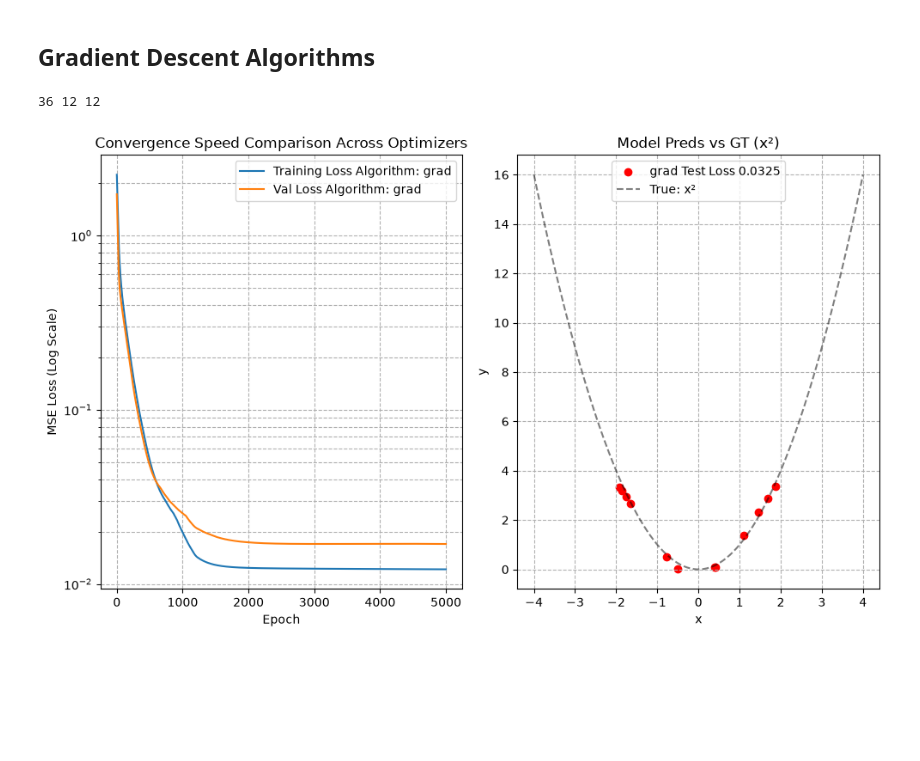
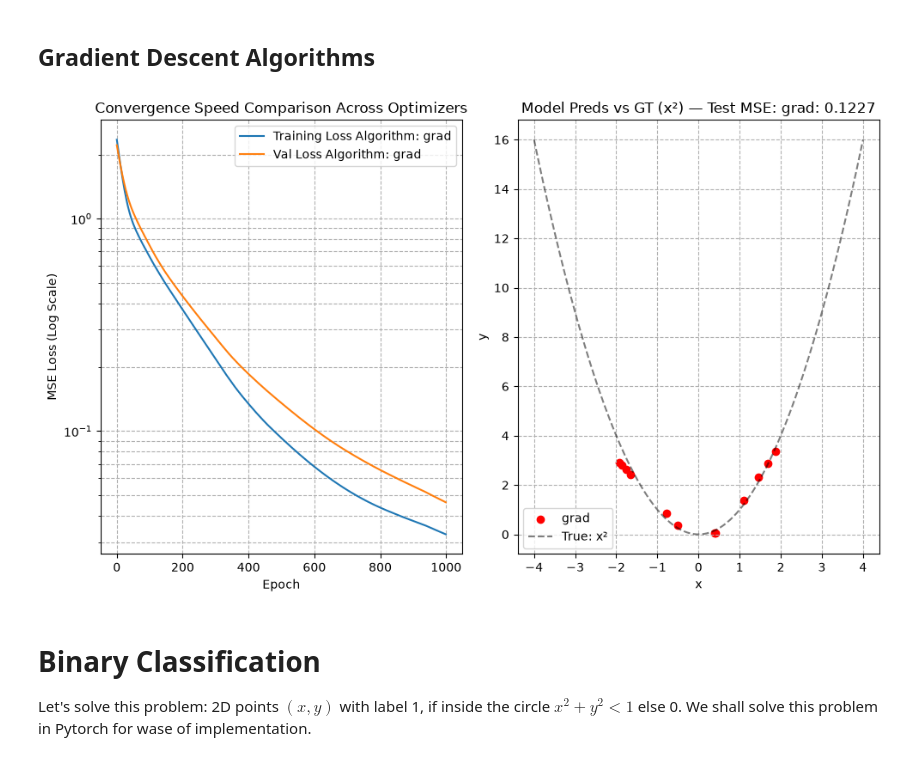
Before and after one commit to sohamphanseiitb/Robotics-In-Python-Sensing-Perception-Planning-Control, a Jupyter notebook: LLM_Andrej_Karpathy/micrograd_from_scratch.ipynb, the cells around one changed output. Saved outputs shown, nothing was run; the diff lists cells and outputs as text; code cells hidden in the pictures; blank space fills up the shorter version.

```diff
--- a/LLM_Andrej_Karpathy/micrograd_from_scratch.ipynb
+++ b/LLM_Andrej_Karpathy/micrograd_from_scratch.ipynb
@@ -262,43 +136,4 @@ def simple_train(x_train: list,
 # %%
-def generate_data(x_raw: np.array,
-                  y_raw: np.array,
-                  train: float,
-                  val: float,
-                  test: float) -> tuple(tuple(np.array, np.array), tuple(np.array, np.array), tuple(np.array, np.array)):
-
-    """ write a custom function to generate training data """
-
-    assert train + val + test == 1.0
-
-    n = len(x_raw)
-
-    # create randomized indexes
-    idxs = np.random.permutation(n)
-
-    # compute indexes
-    tr_idx = int(n*train)
-    tr_idxs = idxs[:tr_idx]
-    ts_idx = int(n*test)
-    ts_idxs = idxs[tr_idx: tr_idx+ts_idx]
-    vl_idxs = idxs[tr_idx+ts_idx:]
-
-    x_train, y_train = x_raw[tr_idxs], y_raw[tr_idxs]
-    x_test, y_test = x_raw[ts_idxs], y_raw[ts_idxs]
-    x_val, y_val = x_raw[vl_idxs], y_raw[vl_idxs]
-
-    x_train = [Value(each) for each in x_train]
-    y_train = [Value(each) for each in y_train] #[(x_tr)**2 for x_tr in x_train]
-
-    x_val = [Value(each) for each in x_val]
-    y_val = [Value(each) for each in y_val]
-
-    x_test = [Value(each) for each in x_test]
-    y_test = [Value(each) for each in y_test]
-
-    print(len(x_train), len(x_val), len(x_test))
-
-    return (x_train, y_train), (x_test, y_test), (x_val, y_val)
-
 # 1. Create training and testing data
 
 # keep repeatable
@@ -312,6 +147,7 @@ y_raw = np.array([x**2 for x in x_raw])
 # 2. Create base model architecture
 base_mlp = nn.MLP(1, [4, 4, 1])
 algorithms = ["grad"]#, "momentum", "rmsprop", "adam"]
+loss_type = "square-loss"
 
 # 3 Create storage for loss and trained nets
 results, val_results, MLPS = {}, {}, []
@@ -329,15 +165,14 @@ for algo in algorithms:
         y_val=y_val,
         MLP1=mlp_copy,
         lr=0.005,
-        epochs=5000,
-        algo=algo
+        epochs=1000,
+        algo=algo,
+        lossFunc=loss_type
     )
 
     results[algo] = loss_history
     val_results[algo] = val_loss_history
     MLPS.append(mlp_copy)
-# %% [output]
-36 12 12
 # %%
 # 5 Inference
 y_preds = []
@@ -350,36 +185,41 @@ for i in range(len(MLPS)):
 fig, axs = plt.subplots(1, 2, figsize=(10, 6))
 for algo, loss_hist in results.items():
     axs[0].plot(loss_hist, label=f"Training Loss Algorithm: {algo}")
 for algo, loss_hist in val_results.items():
     axs[0].plot(loss_hist, label=f"Val Loss Algorithm: {algo}")
 
 axs[0].set_yscale('log')  # Log scale makes convergence differences much easier to see
 axs[0].set_xlabel("Epoch")
 axs[0].set_ylabel("MSE Loss (Log Scale)")
 axs[0].set_title("Convergence Speed Comparison Across Optimizers")
 axs[0].legend()
 axs[0].grid(True, which="both", ls="--")
 
 colors = ['r', 'b', 'g', 'm']
-test_loss = []
+test_losses = {}
 x_test_numeric = [float(x.data) for x in x_test]
 for i, algo in enumerate(algorithms):
     y_test_numeric = [float(each.data) for each in y_preds[i]]
-    test_loss.append(sum((float(yp.data) - float(yt.data))**2 for yp, yt in zip(y_preds[i], y_test)) / len(y_test))
-    axs[1].scatter(x_test_numeric, y_test_numeric, color=colors[i], label=f"{algo} Test Loss {np.round(test_loss[i].data, 4)}")
+    test_loss = sum((float(yp.data) - float(yt.data))**2 for yp, yt in zip(y_preds[i], y_test)) / len(y_test)
+    test_losses[algo] = test_loss
+    axs[1].scatter(x_test_numeric, y_test_numeric, color=colors[i], label=f"{algo}")
 
 axs[1].set_xlabel("x")
 axs[1].set_ylabel("y")
-axs[1].set_title("Model Preds vs GT (x²)")
-axs[1].legend()
+loss_str = " | ".join(f"{algo}: {loss:.4f}" for algo, loss in test_losses.items())
+axs[1].set_title(f"Model Preds vs GT (x²) — Test MSE: {loss_str}")
 axs[1].grid(True, ls="--")
 
 # Optional: plot true function for reference
 x_true = np.linspace(-4, 4, 100)
 axs[1].plot(x_true, x_true**2, 'k--', alpha=0.5, label="True: x²")
 axs[1].legend()
 
 plt.tight_layout()
 plt.show()
 # %% [output]
-[figure, old version]
+[figure, new version]
+# %% [markdown]
+# Binary Classification
+
+Let's solve this problem: 2D points $(x, y)$ with label 1, if inside the circle $x^2 + y^2 < 1$ else 0. We shall solve this problem in Pytorch for wase of implementation.
```
Also changed, not shown: parts of 7 cells of this notebook, 5 other files.
